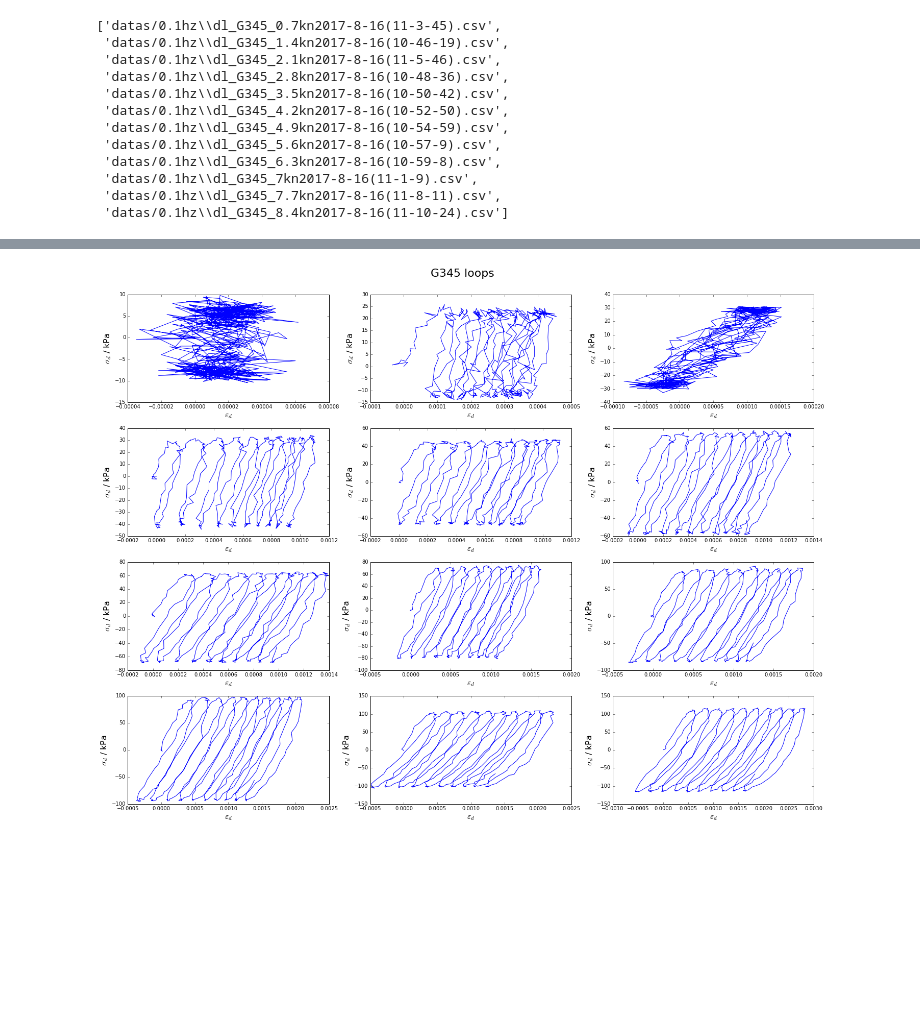
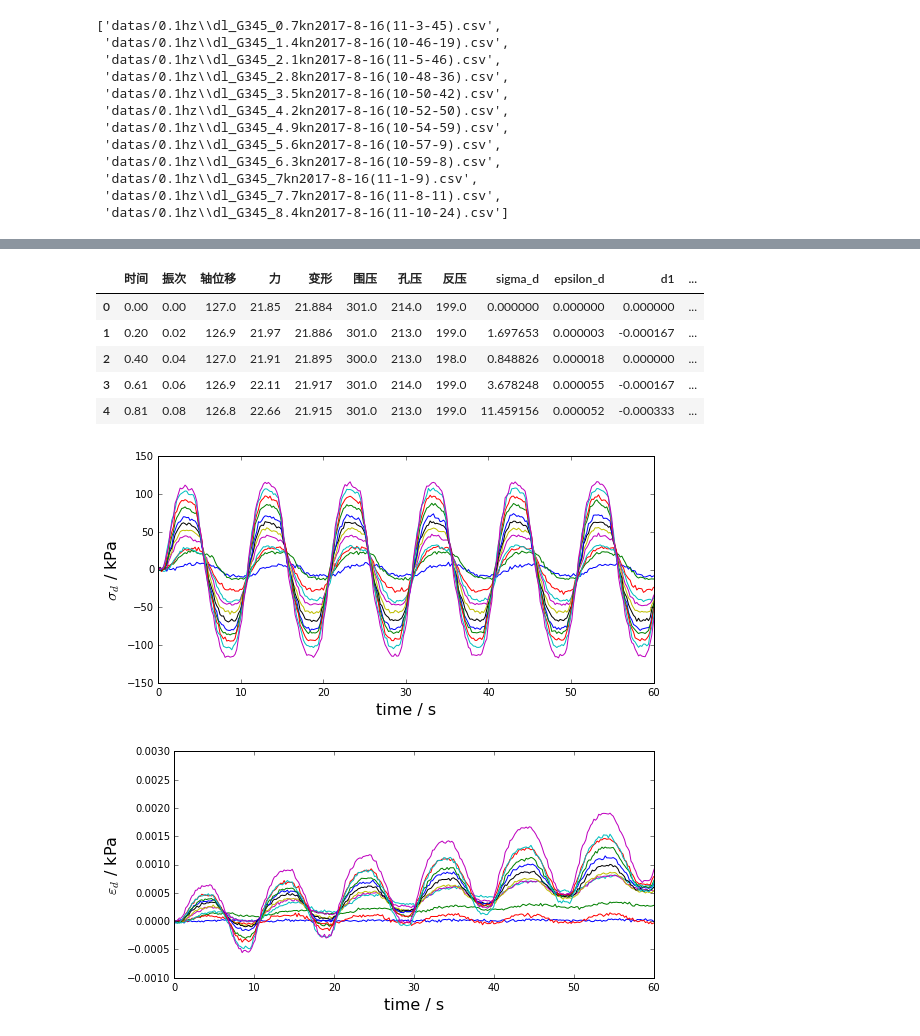
Before and after one commit to FryeT/dongli, a Jupyter notebook: dl_G345/dl_G345.ipynb, the cells around one changed output, grey strips where cells are left out. Drawn from its saved outputs; the diff is of its cells as text; code cells hidden in the pictures; blank space fills up the shorter version.

```diff
--- a/dl_G345/dl_G345.ipynb
+++ b/dl_G345/dl_G345.ipynb
@@ -29,14 +47,38 @@ g345files
+# %%
+f = g345files[-1]
+df = pd.read_csv(f, encoding='gb2312')
+# %%
+df.head()
+# %% [output]
+|  | 时间 | 振次 | 轴位移 | 力 | 变形 | 围压 | 孔压 | 反压 | sigma_d | epsilon_d | d1 | ... |
+| 0 | 0.00 | 0.00 | 127.0 | 21.85 | 21.884 | 301.0 | 214.0 | 199.0 | 0.000000 | 0.000000 | 0.000000 | ... |
+| 1 | 0.20 | 0.02 | 126.9 | 21.97 | 21.886 | 301.0 | 213.0 | 199.0 | 1.697653 | 0.000003 | -0.000167 | ... |
+| 2 | 0.40 | 0.04 | 127.0 | 21.91 | 21.895 | 300.0 | 213.0 | 198.0 | 0.848826 | 0.000018 | 0.000000 | ... |
+| 3 | 0.61 | 0.06 | 126.9 | 22.11 | 21.917 | 301.0 | 214.0 | 199.0 | 3.678248 | 0.000055 | -0.000167 | ... |
+| 4 | 0.81 | 0.08 | 126.8 | 22.66 | 21.915 | 301.0 | 213.0 | 199.0 | 11.459156 | 0.000052 | -0.000333 | ... |
 # %%
-plt.figure(figsize=(20,16), dpi=300)
-plt.suptitle('G345 loops', fontsize=22)
-for i, f in enumerate(g345files):
+plt.figure(figsize=(8,4), dpi=300)
+#plt.title('G345', fontsize=22)
+for f in g345files:
     df = pd.read_csv(f, encoding='gb2312')
-    plt.subplot(4, 3, i+1)
-    plt.plot(df['epsilon_d'], df['sigma_d'])
-    plt.xlabel(r'$\varepsilon_d$', fontsize=16)
-    plt.ylabel(r'$\sigma_d$ / kPa', fontsize=16)
-    plt.tight_layout(rect=[0, 0.03, 1, 0.95])
-
-plt.savefig('loops.svg')
+    plt.plot(df['时间'], df['sigma_d'])
+plt.xlim([0,60])
+plt.xlabel(r'time / s', fontsize=16)
+plt.ylabel(r'$\sigma_d$ / kPa', fontsize=16)
+plt.tight_layout()
+plt.savefig('figs/g345_sigmad-time.png')
 # %% [output]
-[figure, old version]
+[figure, new version]
+# %%
+plt.figure(figsize=(8,4), dpi=300)
+#plt.title('G345', fontsize=22)
+for f in g345files:
+    df = pd.read_csv(f, encoding='gb2312')
+    plt.plot(df['时间'], df['epsilon_d'])
+plt.xlabel(r'time / s', fontsize=16)
+plt.ylabel(r'$\varepsilon_d$ / kPa', fontsize=16)
+plt.xlim([0,60])
+plt.tight_layout()
+plt.savefig('figs/g345_epsilond-time.png')
+# %% [output]
+[figure, added]
```
Also changed, not shown: parts of 1 cell of this notebook, 2 other files.
